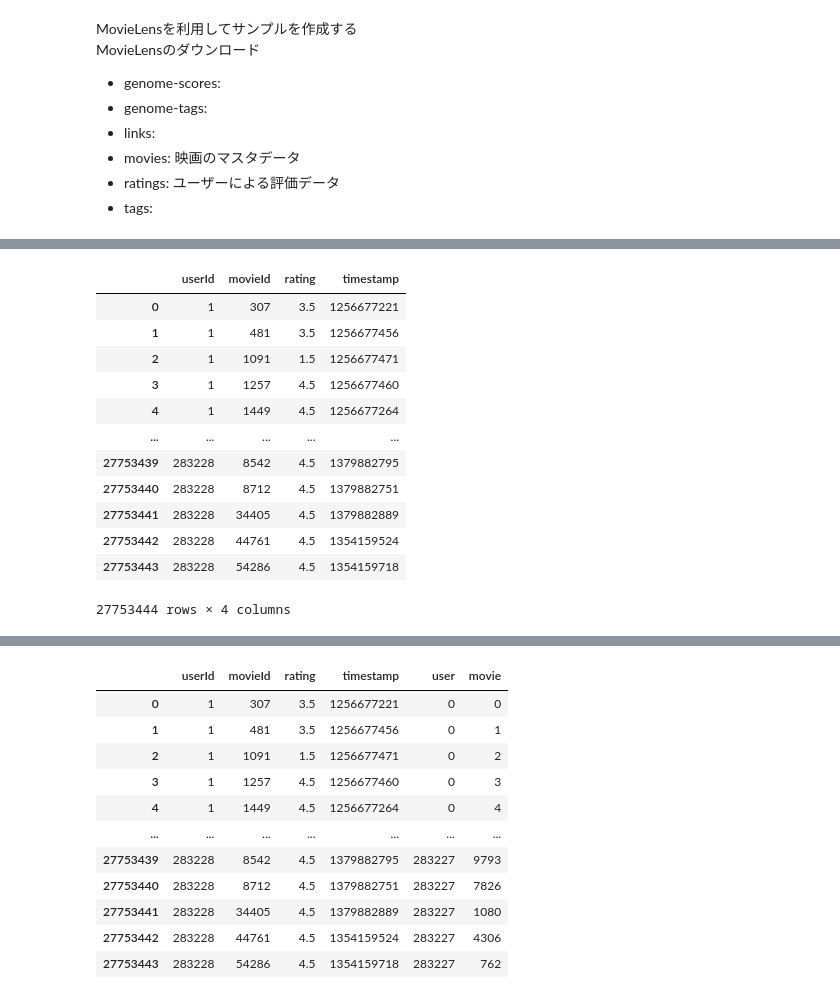
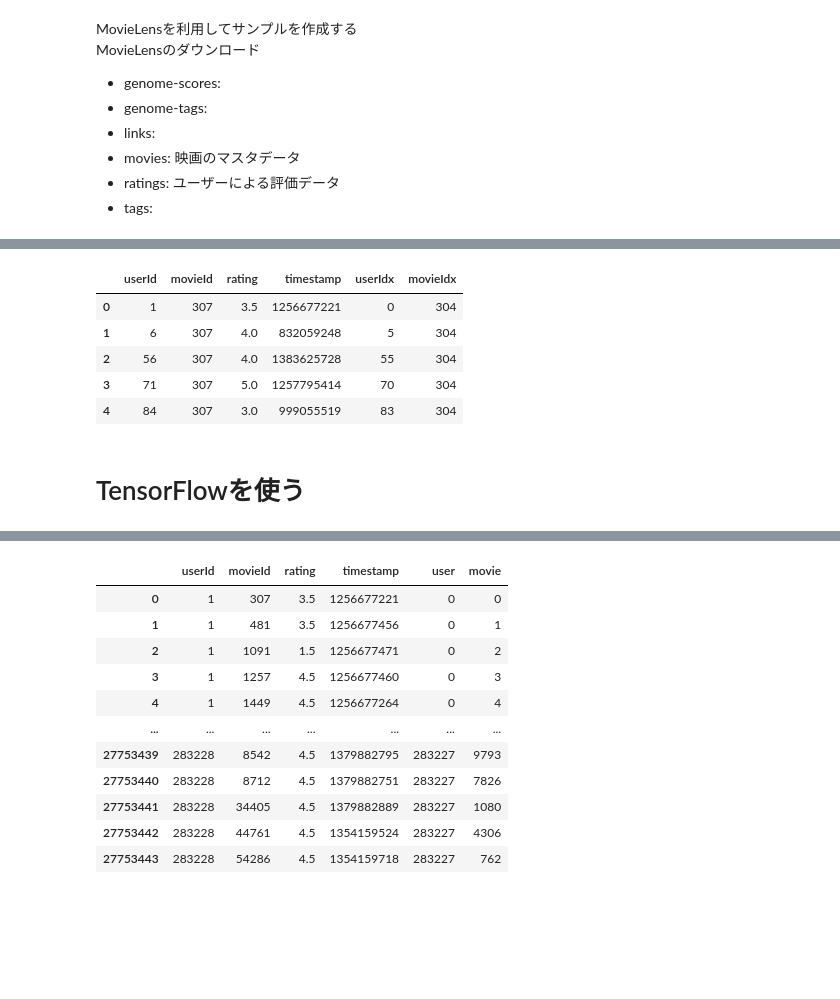
Before and after one commit to takarotoooooo/learning-for-ml, a Jupyter notebook: notebook/推薦システム/01-matrix-factorization.ipynb, the cells around one changed output, grey strips where cells are left out. Drawn from its saved outputs; the diff is of its cells as text; code cells hidden in the pictures; blank space fills up the shorter version.

```diff
--- a/notebook/推薦システム/01-matrix-factorization.ipynb
+++ b/notebook/推薦システム/01-matrix-factorization.ipynb
@@ -68,17 +21,11 @@ genome_scores
-# %%
-ratings = pd.read_csv(app_root_dir.joinpath('datasets/ml-latest/ratings.csv'))
-ratings
-# %% [output]
-|  | userId | movieId | rating | timestamp |
-| 0 | 1 | 307 | 3.5 | 1256677221 |
-| 1 | 1 | 481 | 3.5 | 1256677456 |
-| 2 | 1 | 1091 | 1.5 | 1256677471 |
-| 3 | 1 | 1257 | 4.5 | 1256677460 |
-| 4 | 1 | 1449 | 4.5 | 1256677264 |
-| ... | ... | ... | ... | ... |
-| 27753439 | 283228 | 8542 | 4.5 | 1379882795 |
-| 27753440 | 283228 | 8712 | 4.5 | 1379882751 |
-| 27753441 | 283228 | 34405 | 4.5 | 1379882889 |
-| 27753442 | 283228 | 44761 | 4.5 | 1354159524 |
-| 27753443 | 283228 | 54286 | 4.5 | 1354159718 |
-27753444 rows × 4 columns
+# %%
+movielens_datasets.ratings.head()
+# %% [output]
+|  | userId | movieId | rating | timestamp | userIdx | movieIdx |
+| 0 | 1 | 307 | 3.5 | 1256677221 | 0 | 304 |
+| 1 | 6 | 307 | 4.0 | 832059248 | 5 | 304 |
+| 2 | 56 | 307 | 4.0 | 1383625728 | 55 | 304 |
+| 3 | 71 | 307 | 5.0 | 1257795414 | 70 | 304 |
+| 4 | 84 | 307 | 3.0 | 999055519 | 83 | 304 |
+# %% [markdown]
+# TensorFlowを使う
```
Also changed, not shown: parts of 16 cells of this notebook, 2 other files.
